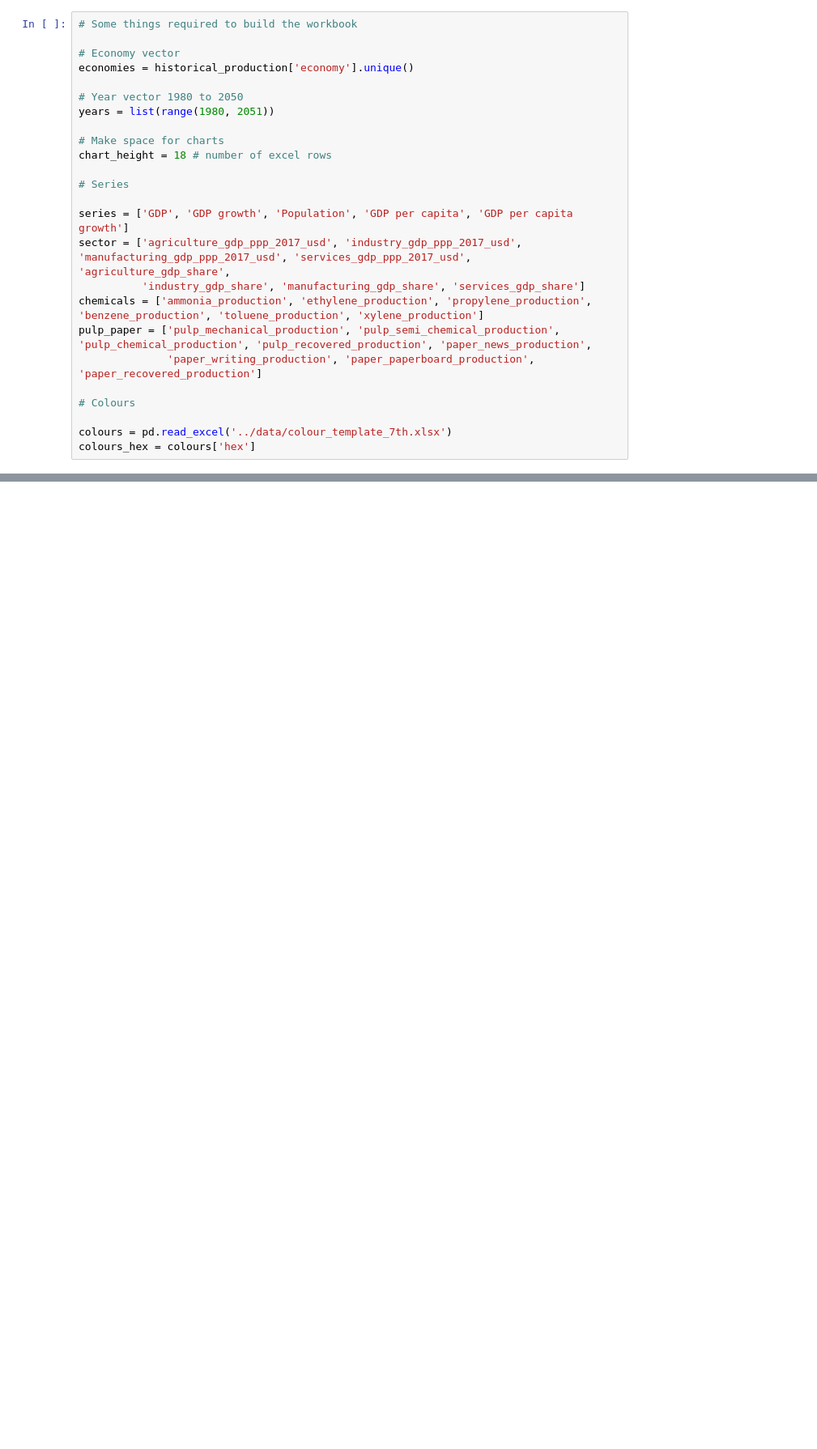
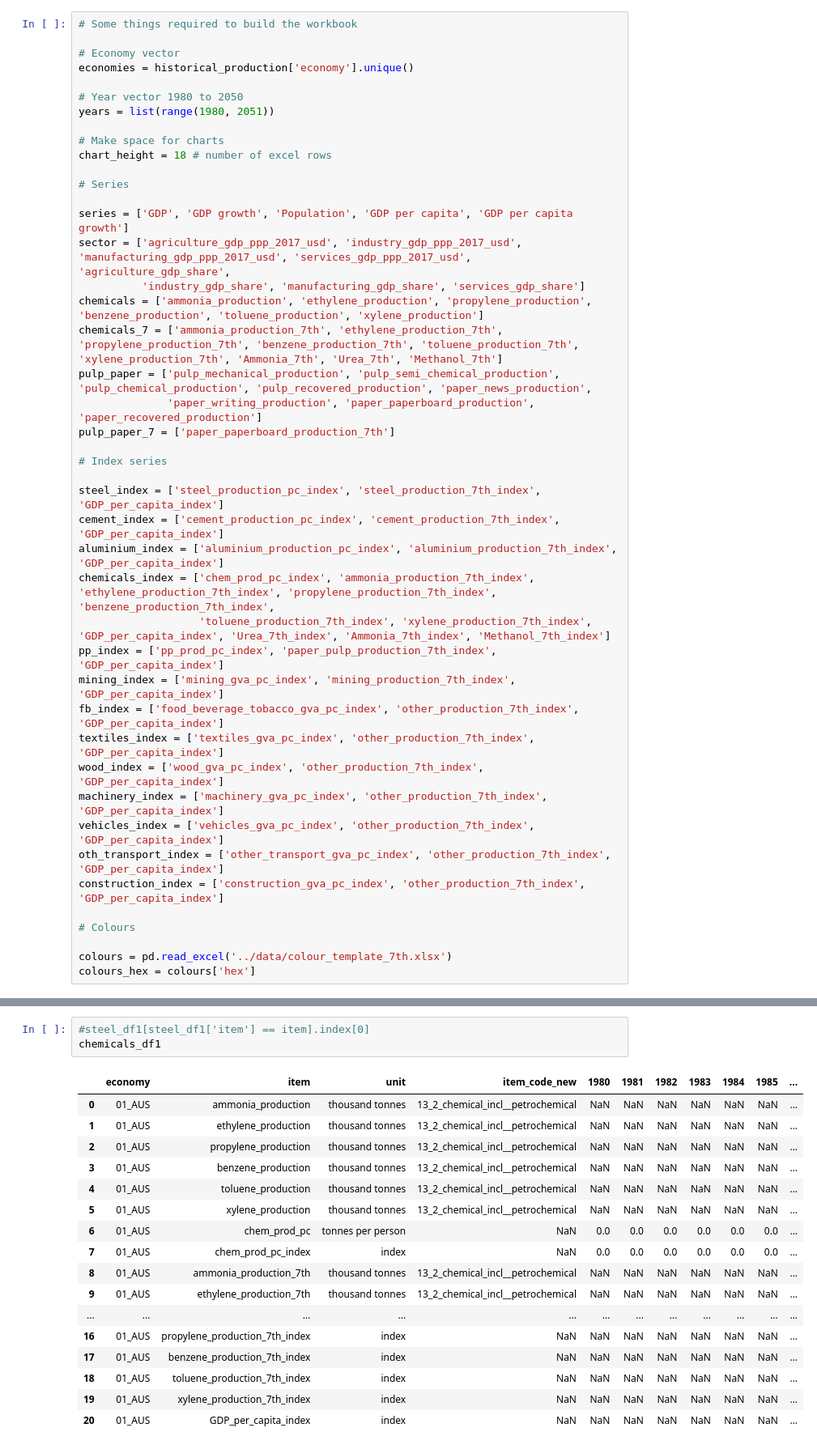
Before and after one commit to asia-pacific-energy-research-centre/Industry_8th, a Jupyter notebook: notebooks/1_industry_setup.ipynb, the cells around one changed output, grey strips where cells are left out. Shown: that part at 81% size. Cells and saved outputs as stored; diff of their text form; blank space fills up the shorter version.

```diff
--- a/notebooks/1_industry_setup.ipynb
+++ b/notebooks/1_industry_setup.ipynb
@@ -60,8 +60,27 @@ series = ['GDP', 'GDP growth', 'Population', 'GDP per capita', 'GDP per capita g
 sector = ['agriculture_gdp_ppp_2017_usd', 'industry_gdp_ppp_2017_usd', 'manufacturing_gdp_ppp_2017_usd', 'services_gdp_ppp_2017_usd', 'agriculture_gdp_share',
           'industry_gdp_share', 'manufacturing_gdp_share', 'services_gdp_share']
 chemicals = ['ammonia_production', 'ethylene_production', 'propylene_production', 'benzene_production', 'toluene_production', 'xylene_production']
+chemicals_7 = ['ammonia_production_7th', 'ethylene_production_7th', 'propylene_production_7th', 'benzene_production_7th', 'toluene_production_7th', 'xylene_production_7th', 'Ammonia_7th', 'Urea_7th', 'Methanol_7th']
 pulp_paper = ['pulp_mechanical_production', 'pulp_semi_chemical_production', 'pulp_chemical_production', 'pulp_recovered_production', 'paper_news_production',
               'paper_writing_production', 'paper_paperboard_production', 'paper_recovered_production']
+pulp_paper_7 = ['paper_paperboard_production_7th']
+
+# Index series
+
+steel_index = ['steel_production_pc_index', 'steel_production_7th_index', 'GDP_per_capita_index']
+cement_index = ['cement_production_pc_index', 'cement_production_7th_index', 'GDP_per_capita_index']
+aluminium_index = ['aluminium_production_pc_index', 'aluminium_production_7th_index', 'GDP_per_capita_index']
+chemicals_index = ['chem_prod_pc_index', 'ammonia_production_7th_index', 'ethylene_production_7th_index', 'propylene_production_7th_index', 'benzene_production_7th_index',
+                   'toluene_production_7th_index', 'xylene_production_7th_index', 'GDP_per_capita_index', 'Urea_7th_index', 'Ammonia_7th_index', 'Methanol_7th_index']
+pp_index = ['pp_prod_pc_index', 'paper_pulp_production_7th_index', 'GDP_per_capita_index']
+mining_index = ['mining_gva_pc_index', 'mining_production_7th_index', 'GDP_per_capita_index']
+fb_index = ['food_beverage_tobacco_gva_pc_index', 'other_production_7th_index', 'GDP_per_capita_index']
+textiles_index = ['textiles_gva_pc_index', 'other_production_7th_index', 'GDP_per_capita_index']
+wood_index = ['wood_gva_pc_index', 'other_production_7th_index', 'GDP_per_capita_index']
+machinery_index = ['machinery_gva_pc_index', 'other_production_7th_index', 'GDP_per_capita_index']
+vehicles_index = ['vehicles_gva_pc_index', 'other_production_7th_index', 'GDP_per_capita_index']
+oth_transport_index = ['other_transport_gva_pc_index', 'other_production_7th_index', 'GDP_per_capita_index']
+construction_index = ['construction_gva_pc_index', 'other_production_7th_index', 'GDP_per_capita_index']
 
 # Colours
 
@@ -1387,0 +2339,21 @@ writer.save()
+# %%
+#steel_df1[steel_df1['item'] == item].index[0]
+chemicals_df1
+# %% [output]
+|  | economy | item | unit | item_code_new | 1980 | 1981 | 1982 | 1983 | 1984 | 1985 | ... |
+| 0 | 01_AUS | ammonia_production | thousand tonnes | 13_2_chemical_incl__petrochemical | NaN | NaN | NaN | NaN | NaN | NaN | ... |
+| 1 | 01_AUS | ethylene_production | thousand tonnes | 13_2_chemical_incl__petrochemical | NaN | NaN | NaN | NaN | NaN | NaN | ... |
+| 2 | 01_AUS | propylene_production | thousand tonnes | 13_2_chemical_incl__petrochemical | NaN | NaN | NaN | NaN | NaN | NaN | ... |
+| 3 | 01_AUS | benzene_production | thousand tonnes | 13_2_chemical_incl__petrochemical | NaN | NaN | NaN | NaN | NaN | NaN | ... |
+| 4 | 01_AUS | toluene_production | thousand tonnes | 13_2_chemical_incl__petrochemical | NaN | NaN | NaN | NaN | NaN | NaN | ... |
+| 5 | 01_AUS | xylene_production | thousand tonnes | 13_2_chemical_incl__petrochemical | NaN | NaN | NaN | NaN | NaN | NaN | ... |
+| 6 | 01_AUS | chem_prod_pc | tonnes per person | NaN | 0.0 | 0.0 | 0.0 | 0.0 | 0.0 | 0.0 | ... |
+| 7 | 01_AUS | chem_prod_pc_index | index | NaN | 0.0 | 0.0 | 0.0 | 0.0 | 0.0 | 0.0 | ... |
+| 8 | 01_AUS | ammonia_production_7th | thousand tonnes | 13_2_chemical_incl__petrochemical | NaN | NaN | NaN | NaN | NaN | NaN | ... |
+| 9 | 01_AUS | ethylene_production_7th | thousand tonnes | 13_2_chemical_incl__petrochemical | NaN | NaN | NaN | NaN | NaN | NaN | ... |
+| ... | ... | ... | ... | ... | ... | ... | ... | ... | ... | ... | ... |
+| 16 | 01_AUS | propylene_production_7th_index | index | NaN | NaN | NaN | NaN | NaN | NaN | NaN | ... |
+| 17 | 01_AUS | benzene_production_7th_index | index | NaN | NaN | NaN | NaN | NaN | NaN | NaN | ... |
+| 18 | 01_AUS | toluene_production_7th_index | index | NaN | NaN | NaN | NaN | NaN | NaN | NaN | ... |
+| 19 | 01_AUS | xylene_production_7th_index | index | NaN | NaN | NaN | NaN | NaN | NaN | NaN | ... |
+| 20 | 01_AUS | GDP_per_capita_index | index | NaN | NaN | NaN | NaN | NaN | NaN | NaN | ... |
```
Also changed, not shown: parts of 5 cells of this notebook, 6 other files.
